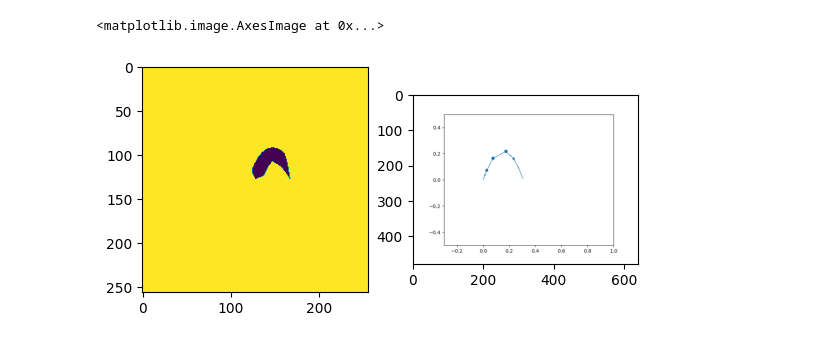
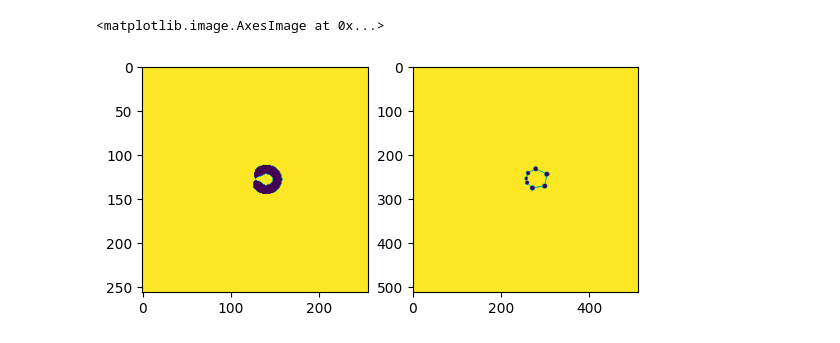
Before and after one commit to ldcWV/DiverseStrokes, a Jupyter notebook: bvae_sim.ipynb, the cells around one changed output. Drawn from its saved outputs; the diff is of its cells as text; code cells hidden in the pictures.

Commit message:
improved trajectory visualization, wandb integration

```diff
--- a/bvae_sim.ipynb
+++ b/bvae_sim.ipynb
@@ -37,11 +19,13 @@ def visualize_points(points):
+# %%
+tv = TrajectoryVisualizer(-1, 1, -1, 1, 0, 1)
 # %%
-idx = 10
+idx = 200
 _, axs = plt.subplots(1,2)
 axs[0].imshow(strokes[idx])
-axs[1].imshow(visualize_points(trajectories[idx]))
+axs[1].imshow(tv.visualize_trajectory(trajectories[idx]))
 # %% [output]
 <matplotlib.image.AxesImage at 0x...>
-[figure, old version]
+[figure, new version]
 # %%
 from StrokeTrajDataset import StrokeTrajDataset
 from SimBetaVAE import SimBetaVAE
```
Also changed, not shown: parts of 6 cells of this notebook, 2 other files.
